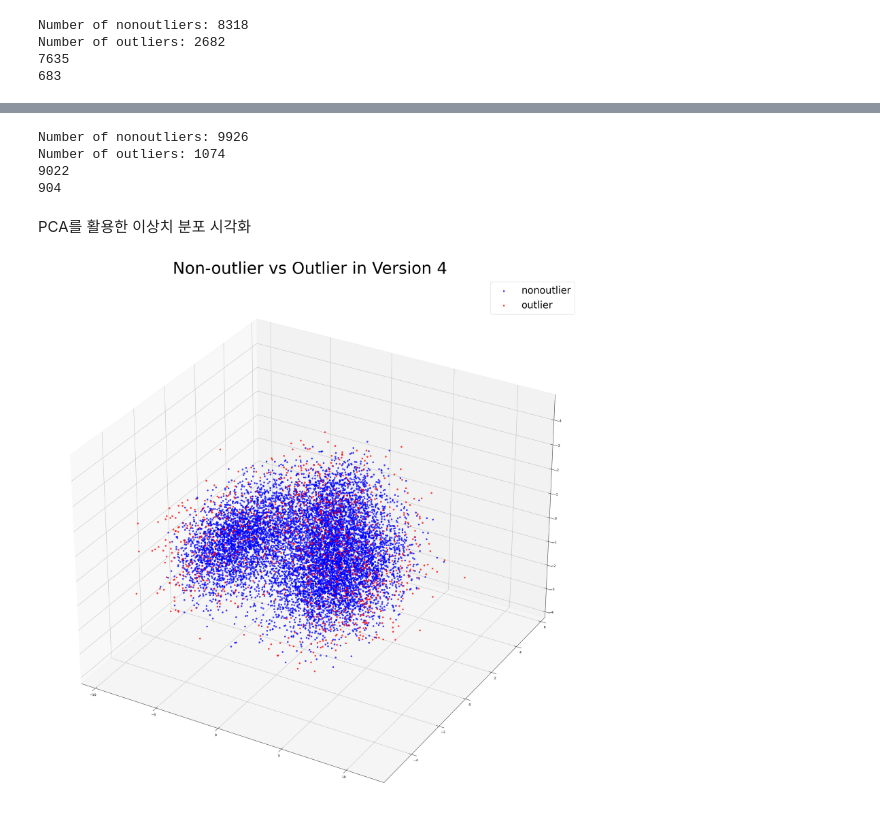
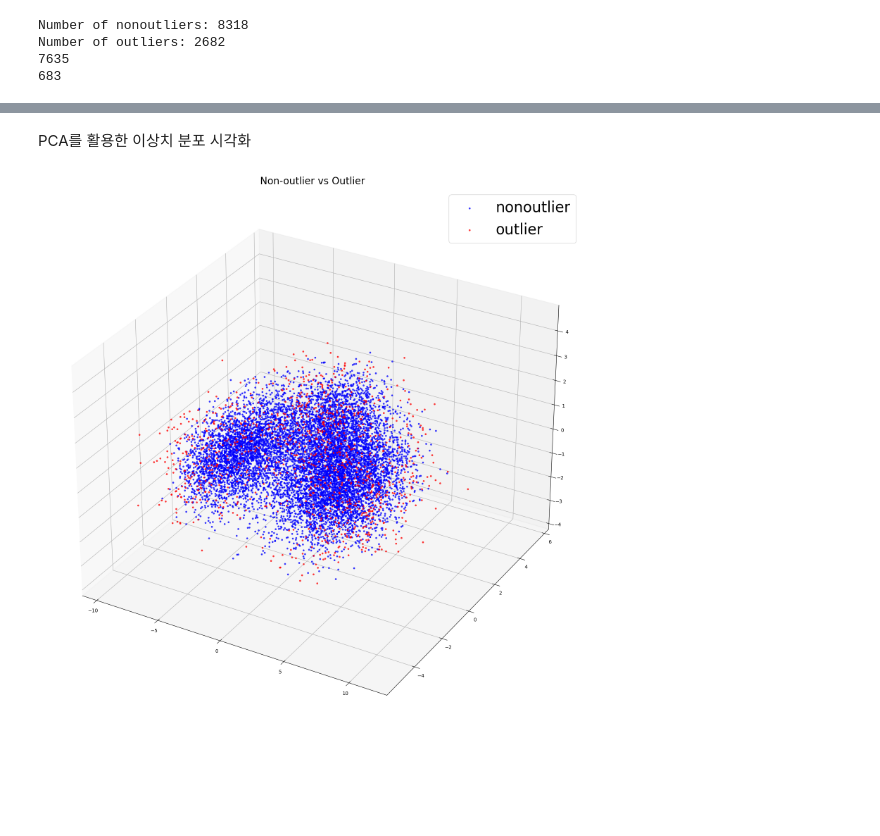
Before and after one commit to fud200/WASSUP_Project_team7, a Jupyter notebook: Data_Preprocessing.ipynb, the cells around one changed output, grey strips where cells are left out. Saved outputs shown, nothing was run; the diff lists cells and outputs as text; code cells hidden in the pictures; blank space fills up the shorter version.

Commit message:
Code for data preprocessing

```diff
--- a/Data_Preprocessing.ipynb
+++ b/Data_Preprocessing.ipynb
@@ -263,20 +271,20 @@ print(len(mytest))
 # %%
-# 1. Psych_Stress 포함한 이상치 탐지 (17개의 column을 모두 포함)
-pred1 = clf.fit_predict(data)
-print('Number of nonoutliers:', len(data[pred1 == 1]))  # 1: nonoutlier
-print('Number of outliers:', len(data[pred1 != 1]))     # -1:outlier
+# Isolation Forest를 활용한 이상치 탐지
+pred = clf.fit_predict(data)
+print('Number of nonoutliers:', len(data[pred == 1]))  # 1: nonoutlier
+print('Number of outliers:', len(data[pred != 1]))     # -1:outlier
 
-mytrain_pred1 = pred1[:10000]
-mytest_pred1 = pred1[10000:]
+mytrain_pred = pred[:10000]
+mytest_pred = pred[10000:]
 
-removed_train1 = mytrain[mytrain_pred1 == 1]
-removed_test1 = mytest[mytest_pred1 == 1]
+removed_train = mytrain[mytrain_pred == 1]
+removed_test = mytest[mytest_pred == 1]
 
-print(len(removed_train1))
-print(len(removed_test1))
+print(len(removed_train))
+print(len(removed_test))
 
-removed_train1.to_csv('/content/removed_train1.csv', index=False)
-removed_test1.to_csv('/content/removed_test1.csv', index=False)
+removed_train1.to_csv('/content/removed_train.csv', index=False)
+removed_test1.to_csv('/content/removed_test.csv', index=False)
 # %% [output]
 Number of nonoutliers: 8318
 Number of outliers: 2682
@@ -337,48 +293,22 @@ Number of outliers: 1178
-# %%
-# 4. 연속형 숫자형 변수만 사용, Psych_Stress 제외한 이상치 탐지 (11개의 column 포함)
-mycolumns4 = ['Anhedonia', 'DepMood', 'Tired', 'Rumination',
-             'Concentration', 'Psychomotor', 'Delusion', 'Suspicious', 'Withdrawal', 'Tension',
-             'UnusualThought']
-
-pred4 = clf.fit_predict(data[mycolumns4])
-print('Number of nonoutliers:', len(data[pred4 == 1]))   # 1: nonoutlier
-print('Number of outliers:', len(data[pred4 != 1]))      # -1:outlier
-
-mytrain_pred4 = pred4[:10000]
-mytest_pred4 = pred4[10000:]
-
-removed_train4 = mytrain[mytrain_pred4 == 1]
-removed_test4 = mytest[mytest_pred4 == 1]
-
-print(len(removed_train4))
-print(len(removed_test4))
-
-removed_train4.to_csv('/content/removed_train4.csv', index=False)
-removed_test4.to_csv('/content/removed_test4.csv', index=False)
-# %% [output]
-Number of nonoutliers: 9926
-Number of outliers: 1074
-9022
-904
 # %% [markdown]
 PCA를 활용한 이상치 분포 시각화
 # %%
 # Use PCA method to reduce dimension of data into 3
 pca = PCA(n_components = 3)
-pca_nonoutlier = pca.fit_transform(data[pred4 == 1])
-pca_outlier = pca.fit_transform(data[pred4 != 1])
+pca_nonoutlier = pca.fit_transform(data[pred == 1])
+pca_outlier = pca.fit_transform(data[pred != 1])
 
 # Transform into dataframe
 pca_nonoutlier = pd.DataFrame(pca_nonoutlier, columns=['component 0', 'component 1', 'component 2'])
 pca_outlier = pd.DataFrame(pca_outlier, columns=['component 0', 'component 1', 'component 2'])
 
 # Visualize the 3-dimensional data
-fig = plt.figure(figsize=(30, 30))
+fig = plt.figure(figsize=(20, 20))
 ax = fig.add_subplot(111, projection='3d')
-ax.scatter(pca_nonoutlier['component 0'], pca_nonoutlier['component 1'], pca_nonoutlier['component 2'], color='blue', alpha=0.7, label='nonoutlier')
-ax.scatter(pca_outlier['component 0'], pca_outlier['component 1'], pca_outlier['component 2'], color='red', alpha=0.7, label='outlier')
+ax.scatter(pca_nonoutlier['component 0'], pca_nonoutlier['component 1'], pca_nonoutlier['component 2'], s=8, color='blue', alpha=0.7, label='nonoutlier')
+ax.scatter(pca_outlier['component 0'], pca_outlier['component 1'], pca_outlier['component 2'], s=8, color='red', alpha=0.7, label='outlier')
 ax.legend(fontsize=30)
-plt.title('Non-outlier vs Outlier in Version 4', fontsize=50)
+plt.title('Non-outlier vs Outlier', fontsize=20)
 plt.show()
 # %% [output]
-[figure, old version]
+[figure, new version]
```
Also changed, not shown: parts of 4 cells of this notebook.
